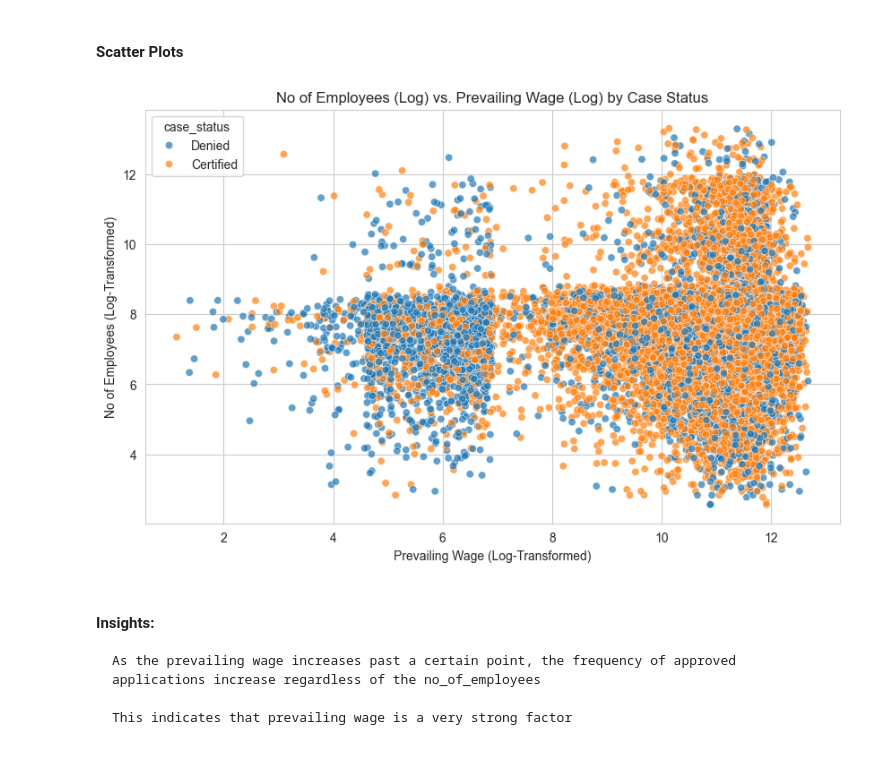
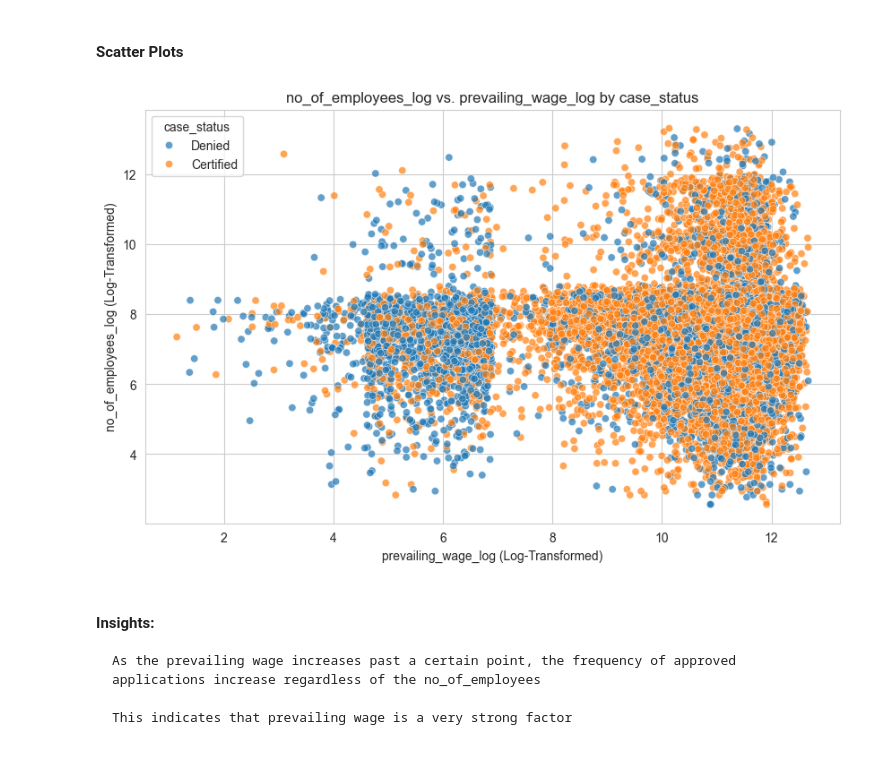
Before and after one commit to SamuelDasaolu/GEN-AI, a Jupyter notebook: WEEK 14/PRACTICE_EXAM/01_EDA_AND_CLEANING.ipynb, the cells around one changed output. Cells and saved outputs as stored; diff of their text form; code cells hidden in the pictures.

````diff
--- a/WEEK 14/PRACTICE_EXAM/01_EDA_AND_CLEANING.ipynb
+++ b/WEEK 14/PRACTICE_EXAM/01_EDA_AND_CLEANING.ipynb
@@ -217,12 +263,22 @@ plt.show()
 # %%
+def plot_countplot_with_hue(ax: plt.Axes, data: pd.DataFrame, x_col: str, hue_col: str):
+    """
+    Takes a matplotlib axis, plots a countplot for a specific column, and breaks it down by a hue.
+    """
+    sns.countplot(x=x_col, hue=hue_col, data=data, ax=ax)
+    ax.set_title(f'Case Status by {x_col}')
 
-# We'll plot the same 8 features, but this time with 'Case_status' as the hue
+
+# Set up the plot grid
 fig, axes = plt.subplots(4, 2, figsize=(18, 24))
-axes = axes.flatten()
-
+axes_flat = axes.flatten()
 for i, col in enumerate(categorical_features):
-    sns.countplot(x=col, hue='case_status', data=data, ax=axes[i])
-    axes[i].set_title(f'Case Status by {col}')
+    plot_countplot_with_hue(
+        ax=axes_flat[i],
+        data=data,
+        x_col=col,
+        hue_col='case_status'
+    )
 
 plt.tight_layout()
 plt.show()
@@ -265,25 +323,34 @@ This suggests that there is no simple, linear relationship (e.g., "higher prevai
 # %% [markdown]
 #### Scatter Plots
 # %%
-# Create a copy for this plot to avoid changing the original dataframe
-# Numerical Features: no_of_employees, yr_of_estab, prevailing_wage
-plot_df = data.copy()
+def create_log_transformed_df(df: pd.DataFrame, cols_to_transform: List[str]) -> pd.DataFrame:
+    """
+    Creates a new DataFrame with log-transformed (log1p) columns.
+    Returns a copy, leaving the original DataFrame unchanged.
+    """
+    df_copy = df.copy()
+    for col in cols_to_transform:
+        df_copy[f'{col}_log'] = np.log1p(df_copy[col])
+    return df_copy
 
-# Apply log transform to fix skewness. Add 1 to avoid log(0)
-# plot_df['prevailing_wage_log'] = np.log(plot_df['prevailing_wage'] + 1)
-plot_df['prevailing_wage_log'] = np.log1p(plot_df['prevailing_wage'])
-# plot_df['no_of_employees_log'] = np.log(plot_df['no_of_employees'] + 1)
-plot_df['no_of_employees_log'] = np.log1p(plot_df['no_of_employees'])
 
-# Create the scatter plot
-plt.figure(figsize=(10, 6))
-sns.scatterplot(x='prevailing_wage_log', y='no_of_employees_log', hue='case_status', data=plot_df, alpha=0.7)
-plt.title('No of Employees (Log) vs. Prevailing Wage (Log) by Case Status')
-plt.xlabel('Prevailing Wage (Log-Transformed)')
-plt.ylabel('No of Employees (Log-Transformed)')
-plt.show()
+def plot_scatterplot_with_hue(df: pd.DataFrame, x_col: str, y_col: str, hue_col: str):
+    """
+    Generates a styled scatter plot with a hue.
+    """
+    plt.figure(figsize=(10, 6))
+    sns.scatterplot(x=x_col, y=y_col, hue=hue_col, data=df, alpha=0.7)
+    plt.title(f'{y_col} vs. {x_col} by {hue_col}')
+    plt.xlabel(f'{x_col} (Log-Transformed)')
+    plt.ylabel(f'{y_col} (Log-Transformed)')
+    plt.show()
+
+
+plot_df = create_log_transformed_df(df=data, cols_to_transform=['prevailing_wage', 'no_of_employees'])
+
+plot_scatterplot_with_hue(df=plot_df, x_col='prevailing_wage_log', y_col='no_of_employees_log', hue_col='case_status')
 # %% [output]
-[figure, old version]
+[figure, new version]
 # %% [markdown]
 #### Insights:
 ```
````
Also changed, not shown: parts of 18 cells of this notebook, 5 other files.
